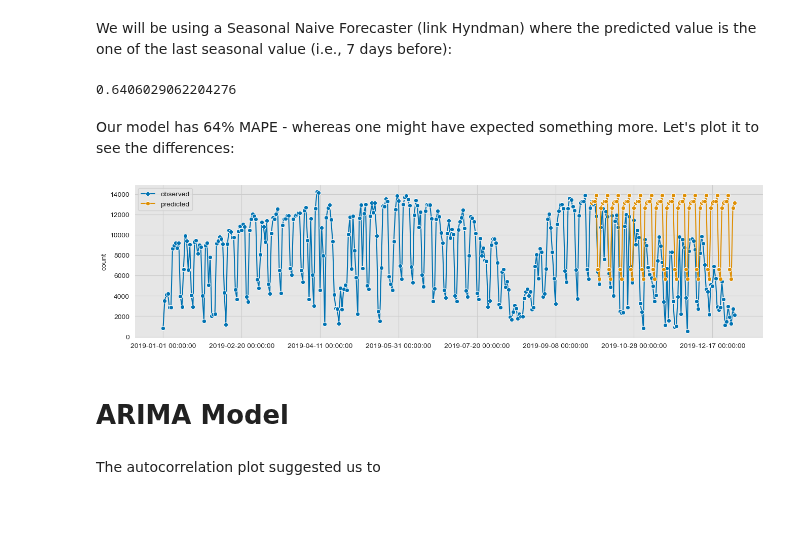
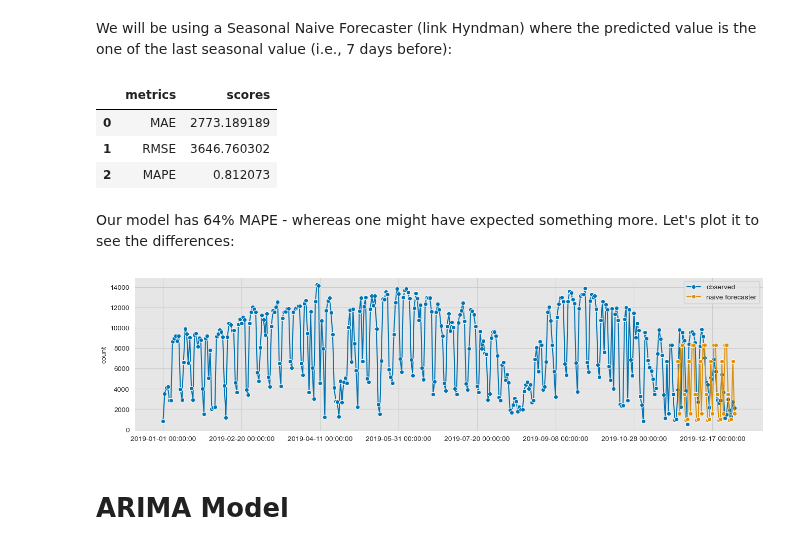
Before and after one commit to toscasterre/thesis-forecasting, a Jupyter notebook: notebooks/05-ARIMA.ipynb, the cells around one changed output. Cells and saved outputs as stored; diff of their text form; code cells hidden in the pictures; blank space fills up the shorter version.

Commit message:
started modeling

```diff
--- a/notebooks/05-ARIMA.ipynb
+++ b/notebooks/05-ARIMA.ipynb
@@ -54,11 +59,10 @@ plt.rcParams["figure.dpi"] = 100
 We use `squeeze=True` to indicate that our data has only one column and we want to retrieve a `pandas.Series` (see [here](https://machinelearningmastery.com/load-explore-time-series-data-python/))
 # %%
 daily_rentals = pd.read_csv(
-    "../data/bikemi_csv/daily_outflow.csv",
-    index_col=[0],
-    parse_dates=[0],
-    squeeze=True
-).asfreq(freq="D") # set frequency
+    "../data/bikemi_csv/daily_outflow.csv", index_col=[0], parse_dates=[0], squeeze=True
+).asfreq(
+    freq="D"
+)  # set frequency
 
 print(f"Our data is a {type(daily_rentals)}")
 
@@ -103,35 +147,43 @@ from sktime.performance_metrics.forecasting import mean_absolute_percentage_erro
 # %% [markdown]
 We will be using a Seasonal Naive Forecaster (link Hyndman) where the predicted value is the one of the last seasonal value (i.e., 7 days before):
 # %%
-y_train, y_test = temporal_train_test_split(daily_rentals)
+# perform train-test splitting
+y_train, y_test = temporal_train_test_split(daily_rentals, test_size=0.1)
 
 # uses all of the test set as forecasting horizon
 fh = ForecastingHorizon(y_test.index, is_relative=False)
 
 # naive forecaster model definition
-naive_forecaster = NaiveForecaster(strategy="last", sp=7)  # weekly seasonal periodicity
+naive_forecaster = NaiveForecaster(
+    strategy="last",
+    # weekly seasonal periodicity
+    sp=7,
+)
 
 # naive forecaster model fitting
 naive_forecaster.fit(y_train)
 
 # naive forecaster predictions
-y_pred = naive_forecaster.predict(fh)
+naive_pred = naive_forecaster.predict(fh)
 
 # naive forecaster error
-naive_error = mean_absolute_percentage_error(y_test, y_pred)
+naive_diagnostics = model_diagnostics(naive_pred, mase=False)
 
-print(naive_error)
+naive_diagnostics
 # %% [output]
-0.6406029062204276
+|  | metrics | scores |
+| 0 | MAE | 2773.189189 |
+| 1 | RMSE | 3646.760302 |
+| 2 | MAPE | 0.812073 |
 # %% [markdown]
 Our model has 64% MAPE - whereas one might have expected something more. Let's plot it to see the differences:
 # %%
 from sktime.utils.plotting import plot_series
 
-plot_series(daily_rentals, y_pred, labels=["observed", "predicted"]);
+plot_series(daily_rentals, naive_pred, labels=["observed", "naive forecaster"])
+
+plt.show()
 # %% [output]
-[figure, old version]
+[figure, new version]
 # %% [markdown]
 # ARIMA Model
-# %% [markdown]
-The autocorrelation plot suggested us to
```
Also changed, not shown: parts of 25 cells of this notebook, 2 other files.
